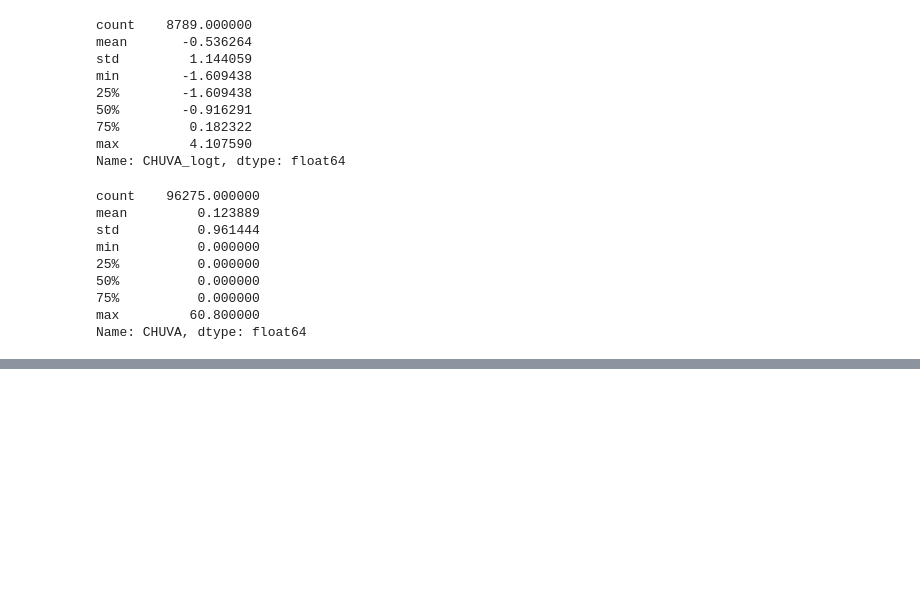
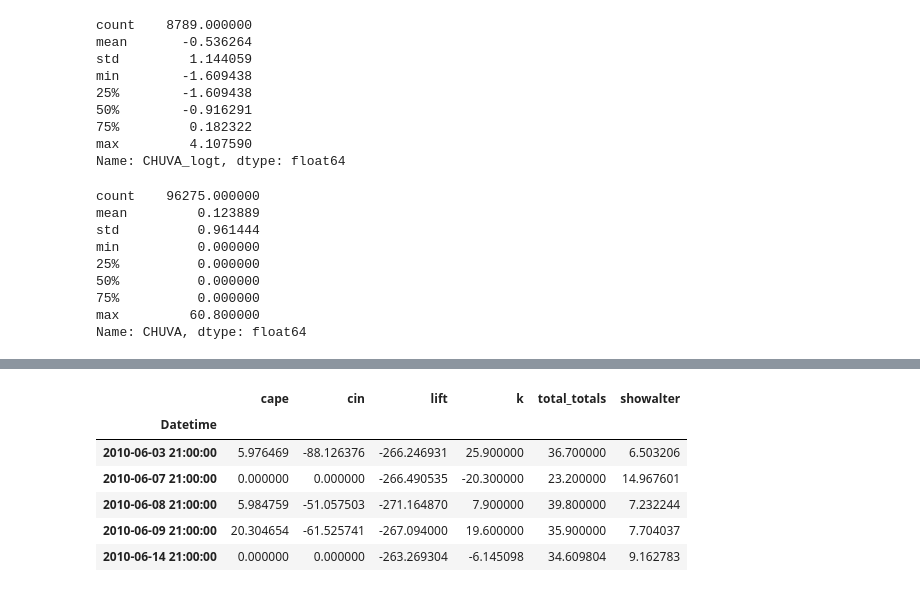
Before and after one commit to NietoCurcio/atmoseer, a Jupyter notebook: notebooks/data_imputation.ipynb, the cells around one changed output, grey strips where cells are left out. Drawn from its saved outputs; the diff is of its cells as text; code cells hidden in the pictures; blank space fills up the shorter version.

```diff
--- a/notebooks/data_imputation.ipynb
+++ b/notebooks/data_imputation.ipynb
@@ -676,0 +697,11 @@ Name: CHUVA, dtype: float64
+# %%
+df_SBGL_indices = pd.read_parquet('../data/sounding/SBGL_indices_1997-01-01_2022-12-31_preprocessed.parquet.gzip')
+df_SBGL_indices.head()
+# %% [output]
+|  | cape | cin | lift | k | total_totals | showalter |
+| Datetime |  |  |  |  |  |  |
+| 2010-06-03 21:00:00 | 5.976469 | -88.126376 | -266.246931 | 25.900000 | 36.700000 | 6.503206 |
+| 2010-06-07 21:00:00 | 0.000000 | 0.000000 | -266.490535 | -20.300000 | 23.200000 | 14.967601 |
+| 2010-06-08 21:00:00 | 5.984759 | -51.057503 | -271.164870 | 7.900000 | 39.800000 | 7.232244 |
+| 2010-06-09 21:00:00 | 20.304654 | -61.525741 | -267.094000 | 19.600000 | 35.900000 | 7.704037 |
+| 2010-06-14 21:00:00 | 0.000000 | 0.000000 | -263.269304 | -6.145098 | 34.609804 | 9.162783 |
```
Also changed, not shown: parts of 10 cells of this notebook, 16 other files.
